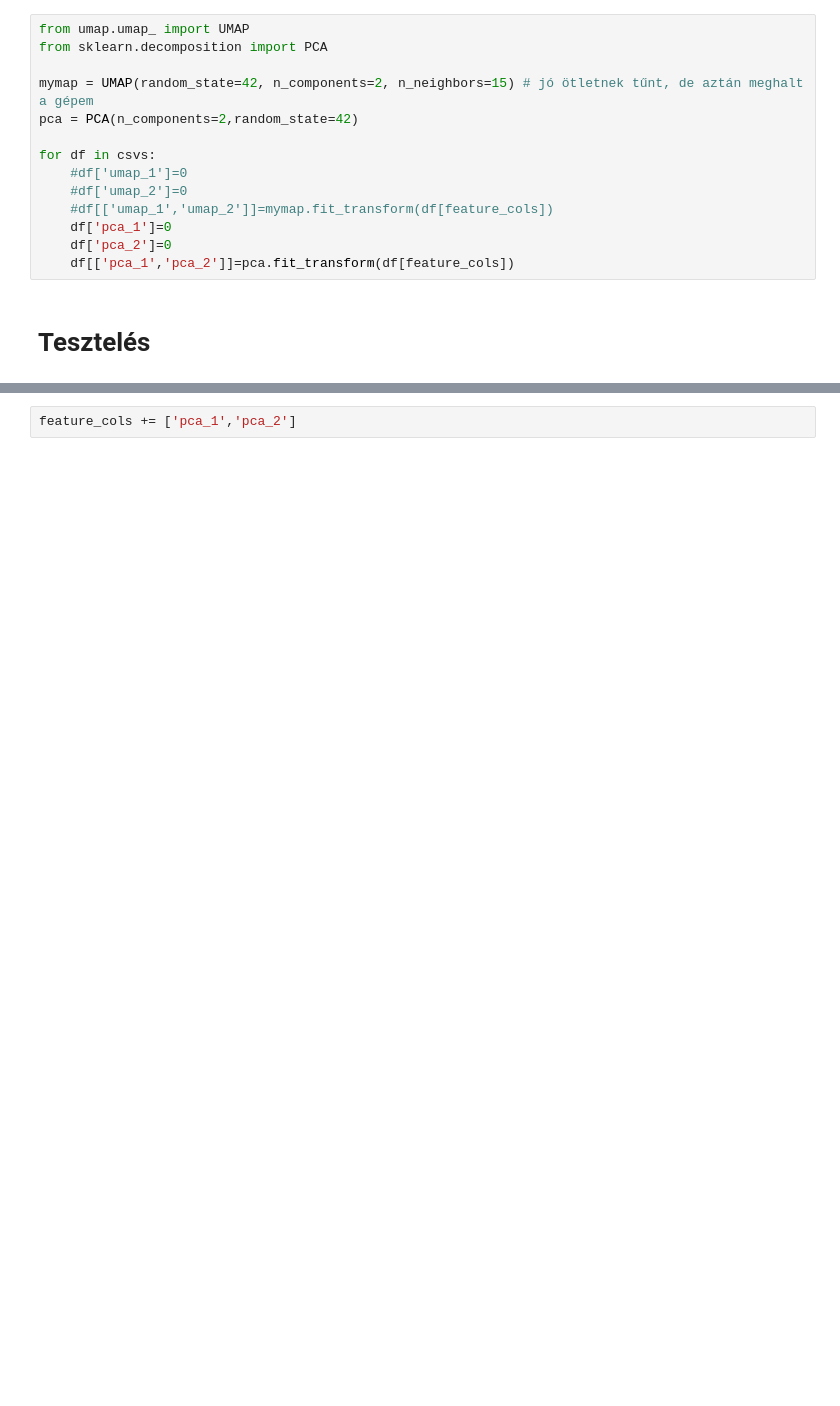
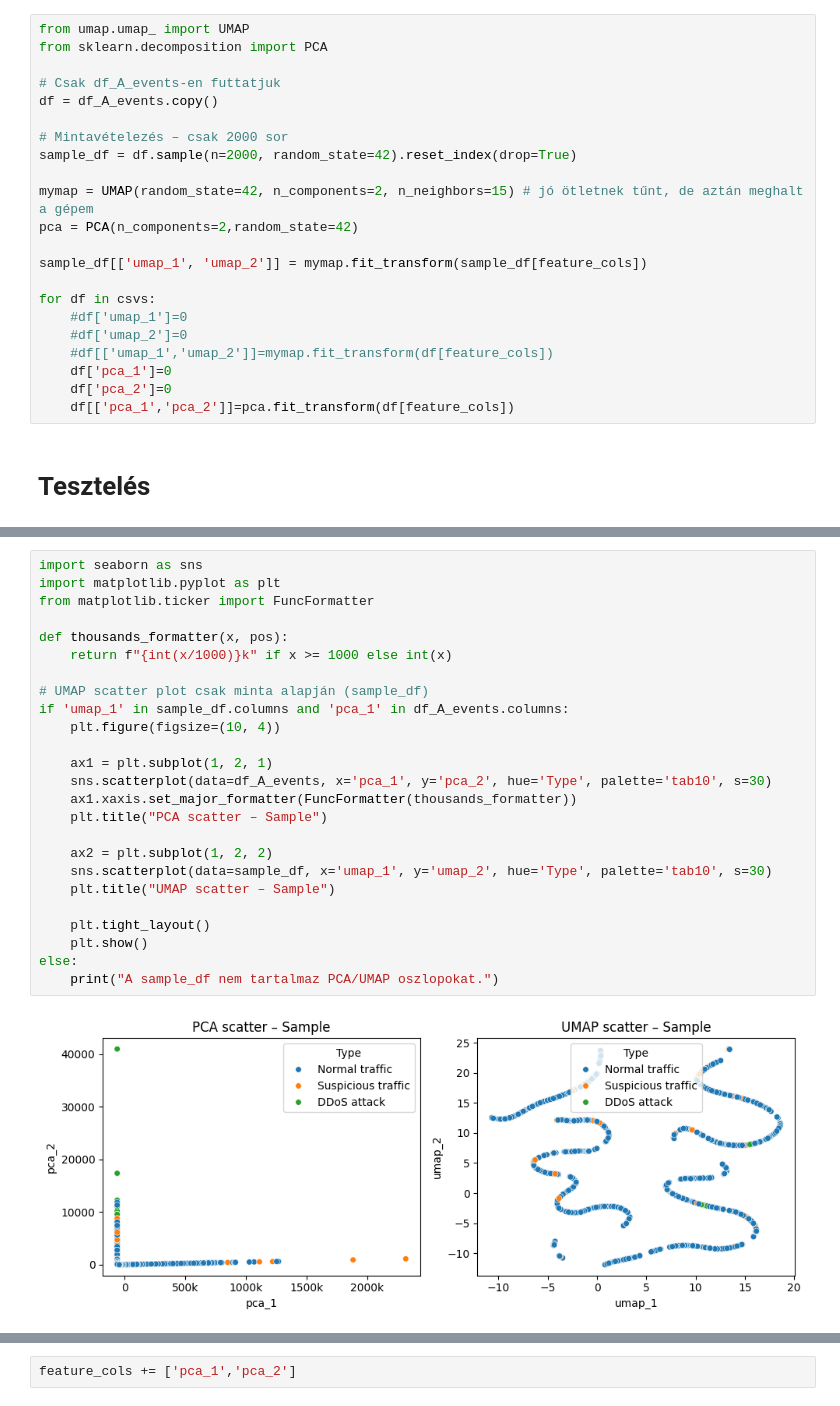
Before and after one commit to varsanyimate/ddos, a Jupyter notebook: src/feature_engineering.ipynb, the cells around one changed output, grey strips where cells are left out. Saved outputs shown, nothing was run; the diff lists cells and outputs as text; blank space fills up the shorter version.

```diff
--- a/src/feature_engineering.ipynb
+++ b/src/feature_engineering.ipynb
@@ -134,8 +158,16 @@ Name: count, dtype: int64
 from umap.umap_ import UMAP
 from sklearn.decomposition import PCA
 
+# Csak df_A_events-en futtatjuk
+df = df_A_events.copy()
+
+# Mintavételezés – csak 2000 sor
+sample_df = df.sample(n=2000, random_state=42).reset_index(drop=True)
+
 mymap = UMAP(random_state=42, n_components=2, n_neighbors=15) # jó ötletnek tűnt, de aztán meghalt a gépem
 pca = PCA(n_components=2,random_state=42)
+
+sample_df[['umap_1', 'umap_2']] = mymap.fit_transform(sample_df[feature_cols])
 
 for df in csvs:
     #df['umap_1']=0
@@ -164,3 +256,30 @@ WARNING: Running pip as the 'root' user can result in broken permissions and con
+# %%
+import seaborn as sns
+import matplotlib.pyplot as plt
+from matplotlib.ticker import FuncFormatter
+
+def thousands_formatter(x, pos):
+    return f"{int(x/1000)}k" if x >= 1000 else int(x)
+
+# UMAP scatter plot csak minta alapján (sample_df)
+if 'umap_1' in sample_df.columns and 'pca_1' in df_A_events.columns:
+    plt.figure(figsize=(10, 4))
+
+    ax1 = plt.subplot(1, 2, 1)
+    sns.scatterplot(data=df_A_events, x='pca_1', y='pca_2', hue='Type', palette='tab10', s=30)
+    ax1.xaxis.set_major_formatter(FuncFormatter(thousands_formatter))
+    plt.title("PCA scatter – Sample")
+
+    ax2 = plt.subplot(1, 2, 2)
+    sns.scatterplot(data=sample_df, x='umap_1', y='umap_2', hue='Type', palette='tab10', s=30)
+    plt.title("UMAP scatter – Sample")
+
+    plt.tight_layout()
+    plt.show()
+else:
+    print("A sample_df nem tartalmaz PCA/UMAP oszlopokat.")
+# %% [output]
+[figure, added]
 # %%
 A_X = df_A_events[feature_cols]
 A_y = df_A_events['Type']
```
Also changed, not shown: parts of 17 cells of this notebook, 2 other files.
